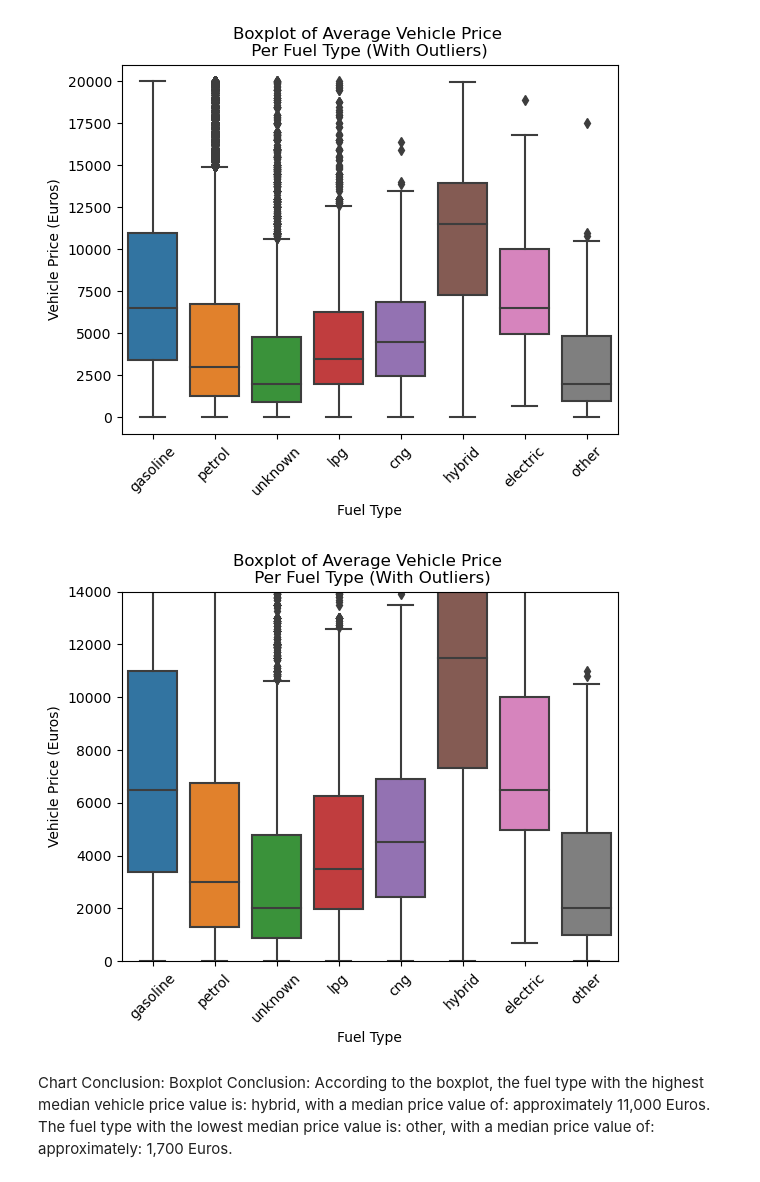
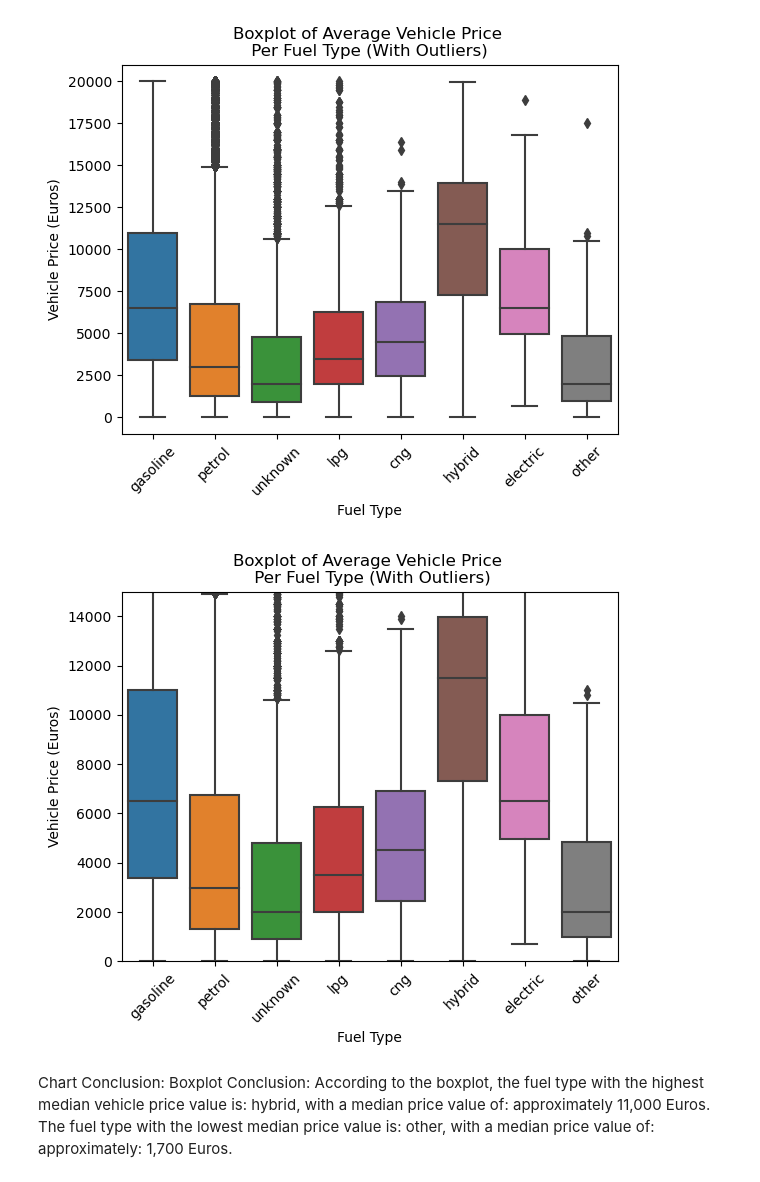
Before and after one commit to BLacuesta3/Sprint-12-Project, a Jupyter notebook: Sprint 12 Project Reviewed 2.ipynb, the cells around one changed output. Drawn from its saved outputs; the diff is of its cells as text; code cells hidden in the pictures.

```diff
--- a/Sprint 12 Project Reviewed 2.ipynb
+++ b/Sprint 12 Project Reviewed 2.ipynb
@@ -809,19 +809,19 @@ plt.show()
 # %%
 #Use sns.boxplot() in order to create a boxplot of average vehicle price
 #per fuel type.
 vehicle_type_box = sns.boxplot(x=v_fuel_df['fuel_type'], y=v_fuel_df['price'])
 
 plt.xlabel('Fuel Type')
 
 plt.ylabel('Vehicle Price (Euros)')
 plt.title("Boxplot of Average Vehicle Price \n Per Fuel Type (With Outliers)")
 
-plt.ylim(0, 14000)
+plt.ylim(0, 15000)
 
 plt.xticks(rotation=45)
 plt.show()
 # %% [output]
-[figure, old version]
+[figure, new version]
 # %% [markdown]
 Chart Conclusion:
 Boxplot Conclusion:
```
Also changed, not shown: parts of 13 cells of this notebook, 3 other files.
